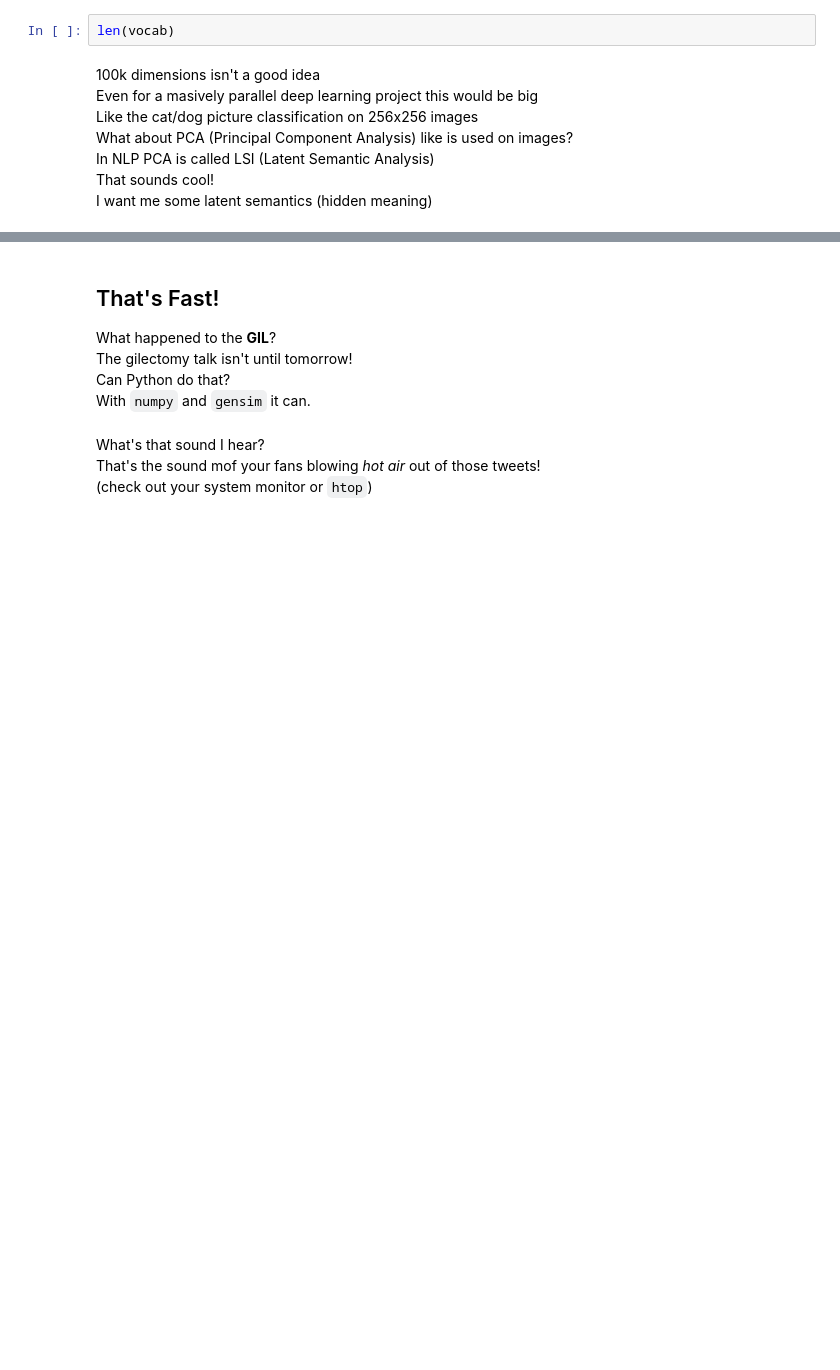
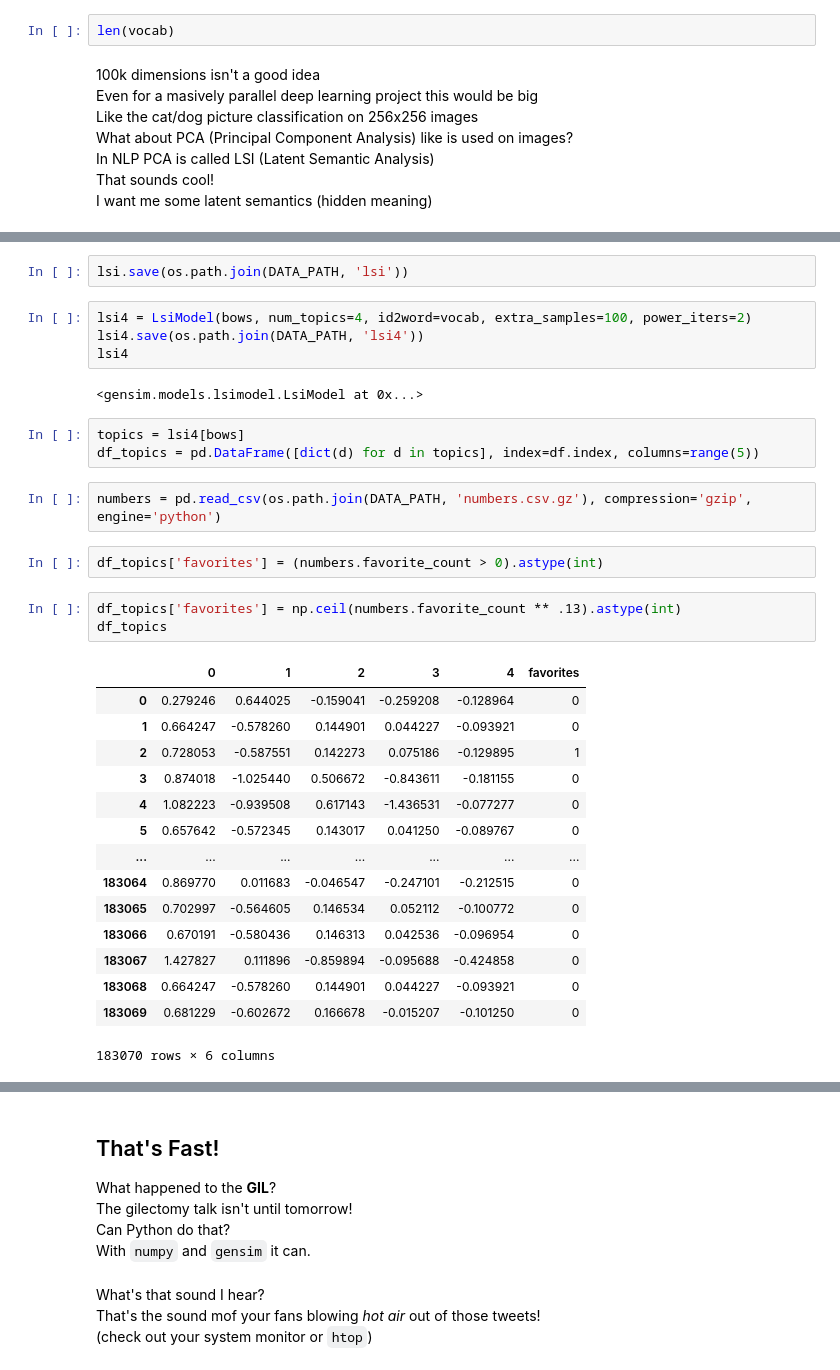
Before and after one commit to zyy1659949090/AgileMachineLearning, a Jupyter notebook: docs/nlp/notebooks/09 Features -- LSI with Gensim.ipynb, the cells around one changed output, grey strips where cells are left out. Saved outputs shown, nothing was run; the diff lists cells and outputs as text; blank space fills up the shorter version.

```diff
--- a/docs/nlp/notebooks/09 Features -- LSI with Gensim.ipynb
+++ b/docs/nlp/notebooks/09 Features -- LSI with Gensim.ipynb
@@ -153,0 +123,34 @@ lsi
+# %%
+lsi.save(os.path.join(DATA_PATH, 'lsi'))
+# %%
+lsi4 = LsiModel(bows, num_topics=4, id2word=vocab, extra_samples=100, power_iters=2)
+lsi4.save(os.path.join(DATA_PATH, 'lsi4'))
+lsi4
+# %% [output]
+<gensim.models.lsimodel.LsiModel at 0x...>
+# %%
+topics = lsi4[bows]
+df_topics = pd.DataFrame([dict(d) for d in topics], index=df.index, columns=range(5))
+# %%
+numbers = pd.read_csv(os.path.join(DATA_PATH, 'numbers.csv.gz'), compression='gzip', engine='python')
+# %%
+df_topics['favorites'] = (numbers.favorite_count > 0).astype(int)
+# %%
+df_topics['favorites'] = np.ceil(numbers.favorite_count ** .13).astype(int)
+df_topics
+# %% [output]
+|  | 0 | 1 | 2 | 3 | 4 | favorites |
+| 0 | 0.279246 | 0.644025 | -0.159041 | -0.259208 | -0.128964 | 0 |
+| 1 | 0.664247 | -0.578260 | 0.144901 | 0.044227 | -0.093921 | 0 |
+| 2 | 0.728053 | -0.587551 | 0.142273 | 0.075186 | -0.129895 | 1 |
+| 3 | 0.874018 | -1.025440 | 0.506672 | -0.843611 | -0.181155 | 0 |
+| 4 | 1.082223 | -0.939508 | 0.617143 | -1.436531 | -0.077277 | 0 |
+| 5 | 0.657642 | -0.572345 | 0.143017 | 0.041250 | -0.089767 | 0 |
+| ... | ... | ... | ... | ... | ... | ... |
+| 183064 | 0.869770 | 0.011683 | -0.046547 | -0.247101 | -0.212515 | 0 |
+| 183065 | 0.702997 | -0.564605 | 0.146534 | 0.052112 | -0.100772 | 0 |
+| 183066 | 0.670191 | -0.580436 | 0.146313 | 0.042536 | -0.096954 | 0 |
+| 183067 | 1.427827 | 0.111896 | -0.859894 | -0.095688 | -0.424858 | 0 |
+| 183068 | 0.664247 | -0.578260 | 0.144901 | 0.044227 | -0.093921 | 0 |
+| 183069 | 0.681229 | -0.602672 | 0.166678 | -0.015207 | -0.101250 | 0 |
+183070 rows × 6 columns
```
Also changed, not shown: parts of 17 cells of this notebook, 21 other files.
